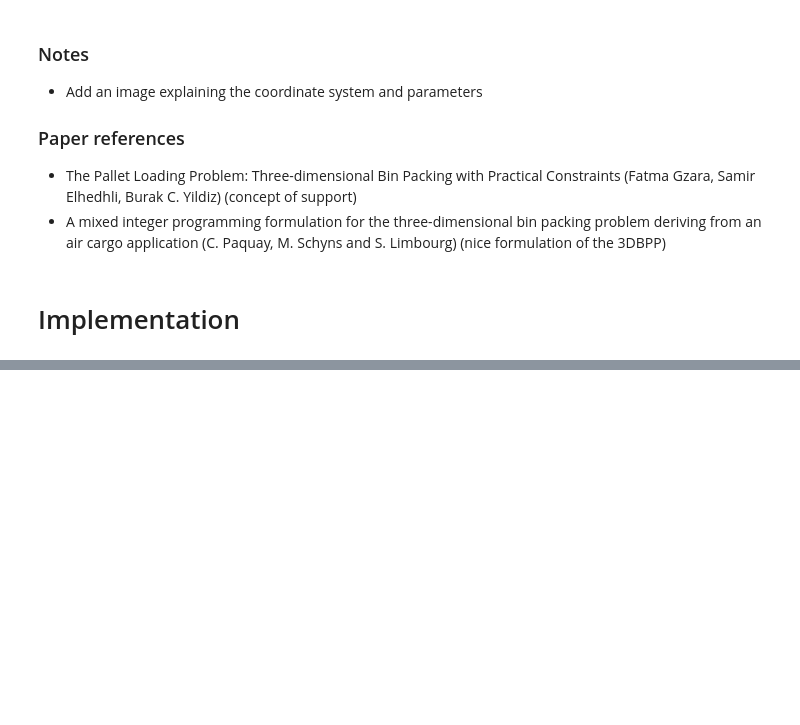
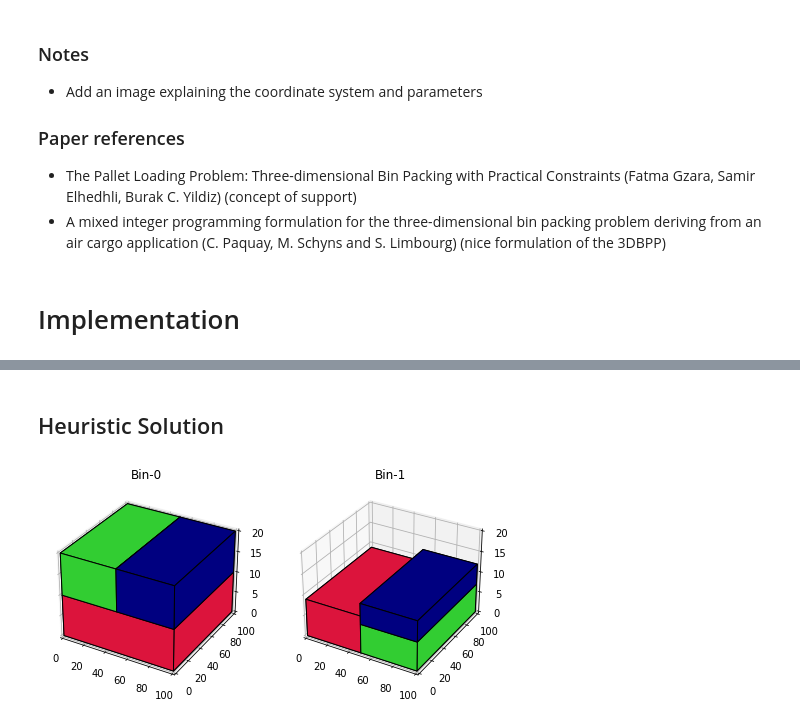
Before and after one commit to artumino/BinPackingThesis, a Jupyter notebook: MILP_Model.ipynb, the cells around one changed output, grey strips where cells are left out. Cells and saved outputs as stored; diff of their text form; code cells hidden in the pictures; blank space fills up the shorter version.

Commit message:
Added heuristic results

```diff
--- a/MILP_Model.ipynb
+++ b/MILP_Model.ipynb
@@ -327,0 +365,60 @@ else:
+# %% [markdown]
+## Heuristic Solution
+# %%
+import requests
+import time
+
+class Problem:
+    def __init__(self, W, D, H, boxes):
+        self.bins = [
+            {
+                "id": "Bin",
+                "width": W,
+                "depth": D,
+                "height": H,
+                "maxLoad": 999.0
+            }
+        ]
+        self.boxes = boxes
+        self.configuration = {
+            "layer_packing": False,
+            "support_area_threshold": 0.7,
+            "overflow": 0,
+            "tolerance": 0
+        }
+        self.solution = None
+    def toJSON(self):
+        return json.dumps(self, default=lambda o: o.__dict__,
+            sort_keys=True, indent=4)
+
+
+prob = Problem(W, D, H, [boxes[i].to_packer_box() for i in I])
+r = requests.post("http://localhost:4567/jobs", data=prob.toJSON())
+
+jobId = r.json()["job_id"]
+
+sol = None
+while(sol == None):
+    time.sleep(0.2)
+    sol = requests.get("http://localhost:4567/jobs/" + str(jobId))
+    if sol.status_code == 500:
+        break
+    if not sol.status_code == 200:
+        sol = None
+
+if sol.json()["status"] == "completed":
+    solBins = sol.json()["solution"]["bins"]
+    binPerRows = min(len(solBins), 4)
+    plotRows = int(len(solBins)/binPerRows)
+    fig = plt.figure(figsize=plt.figaspect(plotRows/binPerRows))
+    idx = 0
+    for bin in solBins:
+        idx += 1
+        ax = fig.add_subplot(plotRows, binPerRows, idx, projection='3d')
+        ax.set_title(bin["id"])
+        ax.set_zlim(0, H)
+        ax.set_ylim(0, D)
+        ax.set_xlim(0, W)
+        ax.add_collection3d(getCubeCollection([box for box in bin["boxes"]], colors=colors, edgecolor="k"))
+# %% [output]
+[figure, added]
```
Also changed, not shown: parts of 4 cells of this notebook.
